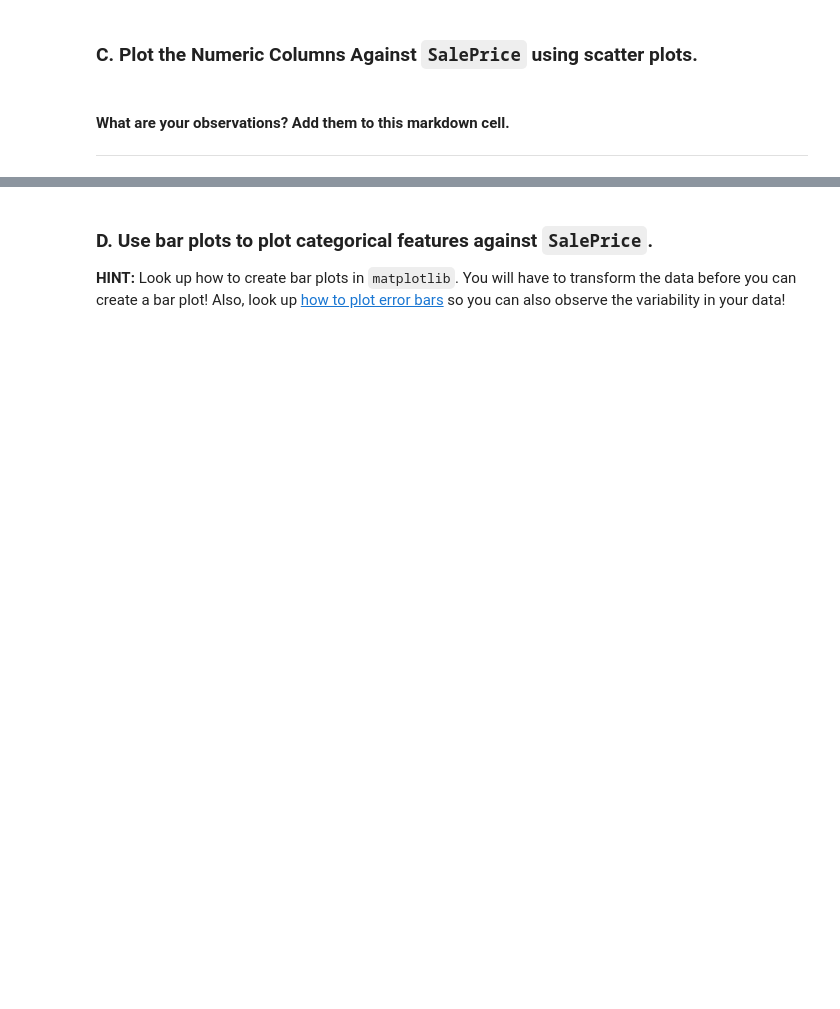
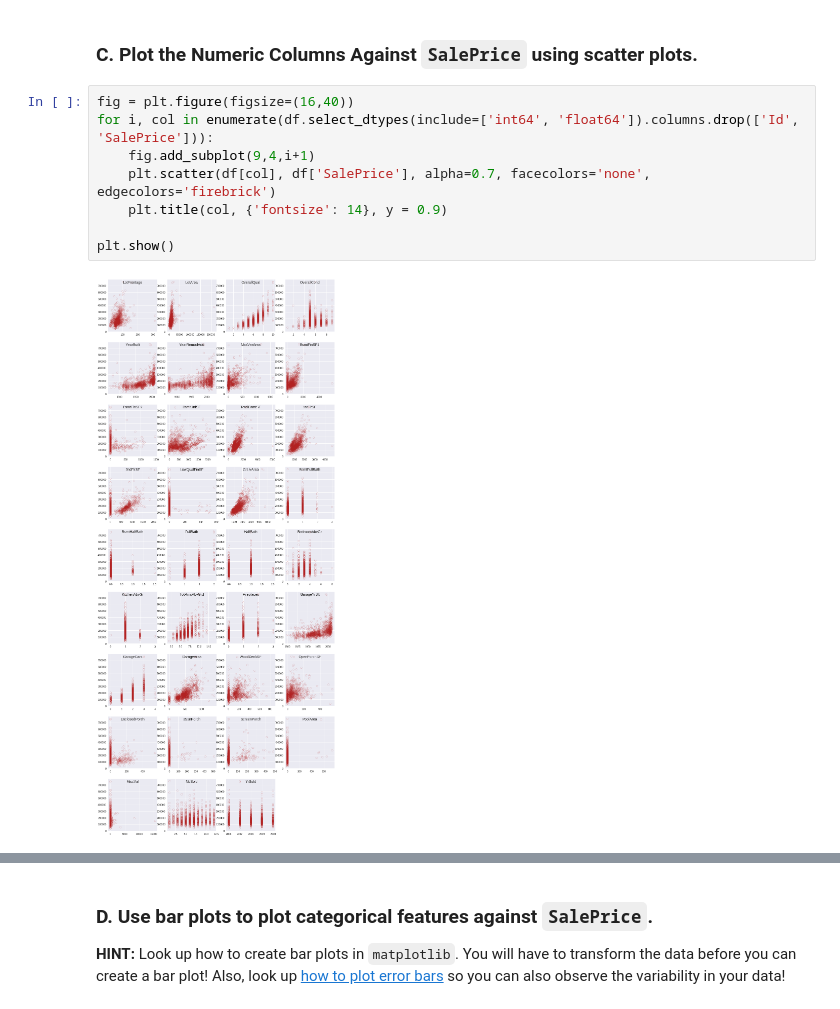
Before and after one commit to djkjohnston/Aimes_Housing_GA_DSI_Proj2, a Jupyter notebook: ipynb/project_2_starter.ipynb, the cells around one changed output, grey strips where cells are left out. Drawn from its saved outputs; the diff is of its cells as text; blank space fills up the shorter version.

```diff
--- a/ipynb/project_2_starter.ipynb
+++ b/ipynb/project_2_starter.ipynb
@@ -196,6 +194,12 @@ plt.show()
 # %% [markdown]
 ### C. Plot the Numeric Columns Against `SalePrice` using scatter plots.
-# %% [markdown]
-#### What are your observations? Add them to this markdown cell.
-
----
+# %%
+fig = plt.figure(figsize=(16,40))
+for i, col in enumerate(df.select_dtypes(include=['int64', 'float64']).columns.drop(['Id', 'SalePrice'])):
+    fig.add_subplot(9,4,i+1)
+    plt.scatter(df[col], df['SalePrice'], alpha=0.7, facecolors='none', edgecolors='firebrick')
+    plt.title(col, {'fontsize': 14}, y = 0.9)
+
+plt.show()
+# %% [output]
+[figure, added]
```
Also changed, not shown: parts of 44 cells of this notebook.
